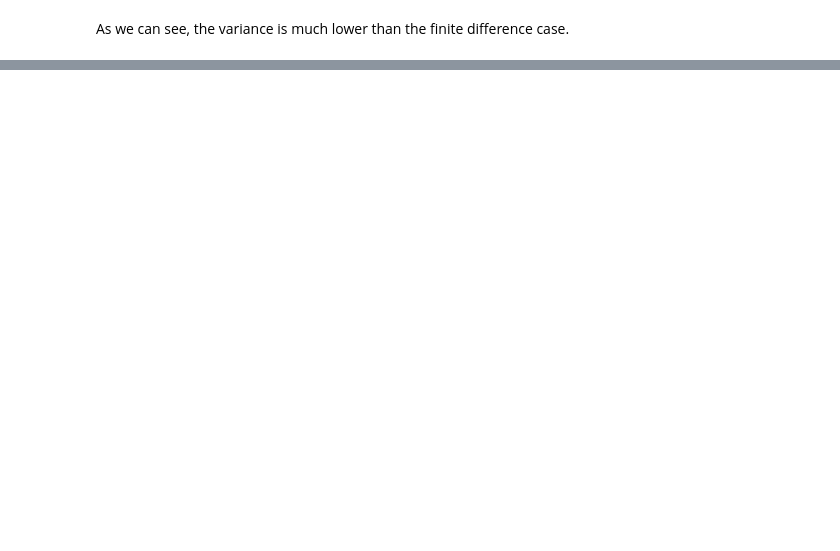
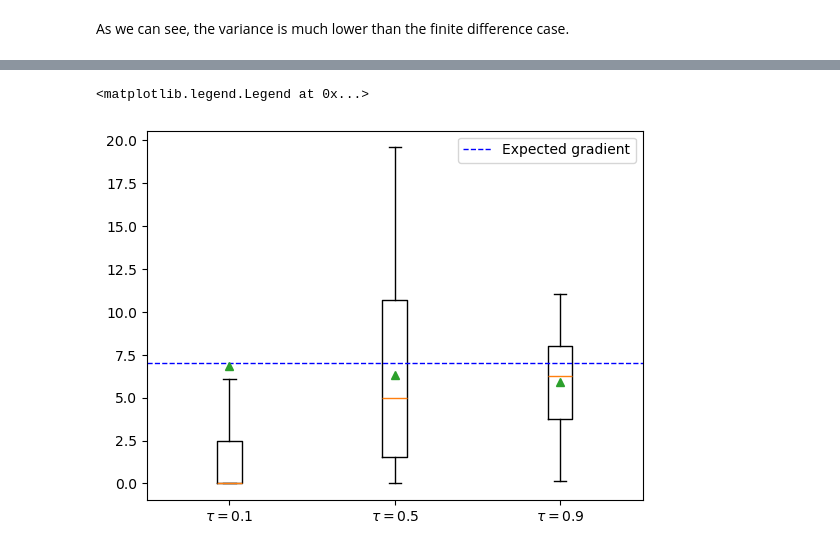
Before and after one commit to arnauqb/diff_abms_tutorial, a Jupyter notebook: notebooks/02-differentiating-randomness.ipynb, the cells around one changed output, grey strips where cells are left out. Saved outputs shown, nothing was run; the diff lists cells and outputs as text; code cells hidden in the pictures; blank space fills up the shorter version.

```diff
--- a/notebooks/02-differentiating-randomness.ipynb
+++ b/notebooks/02-differentiating-randomness.ipynb
@@ -163,0 +308,28 @@ What have we accomplished with this? We have untangled the "random" part of the
+# %%
+def sample_bernoulli(theta, gs_tau):
+    logits = torch.cat([theta, 1 - theta]).log()
+    return torch.nn.functional.gumbel_softmax(logits=logits, tau=gs_tau, hard=True)
+
+
+def f(theta, gs_tau):
+    return 2 * sample_bernoulli(3 * theta, gs_tau) + sample_bernoulli(theta, gs_tau)
+# %%
+n_samples = 1_000
+taus = [0.1, 0.5, 0.9]
+gradients_per_tau = {}
+for tau in taus:
+    gradients = []
+    for i in range(n_samples):
+        theta = torch.tensor([0.1], requires_grad=True)
+        f(theta, tau)[0].backward()
+        gradients.append(theta.grad.item())
+    gradients_per_tau[tau] = gradients
+# %%
+fig, ax = plt.subplots()
+for i, (tau, gradients) in enumerate(gradients_per_tau.items()):
+    ax.boxplot(gradients, showmeans=True, positions=[i], labels=[f"$\\tau={tau}$"], showfliers=False)
+ax.axhline(7, color="blue", linestyle="dashed", linewidth=1, label="Expected gradient")
+ax.legend()
+# %% [output]
+<matplotlib.legend.Legend at 0x...>
+[figure, added]
```
Also changed, not shown: parts of 13 cells of this notebook, 8 other files.
